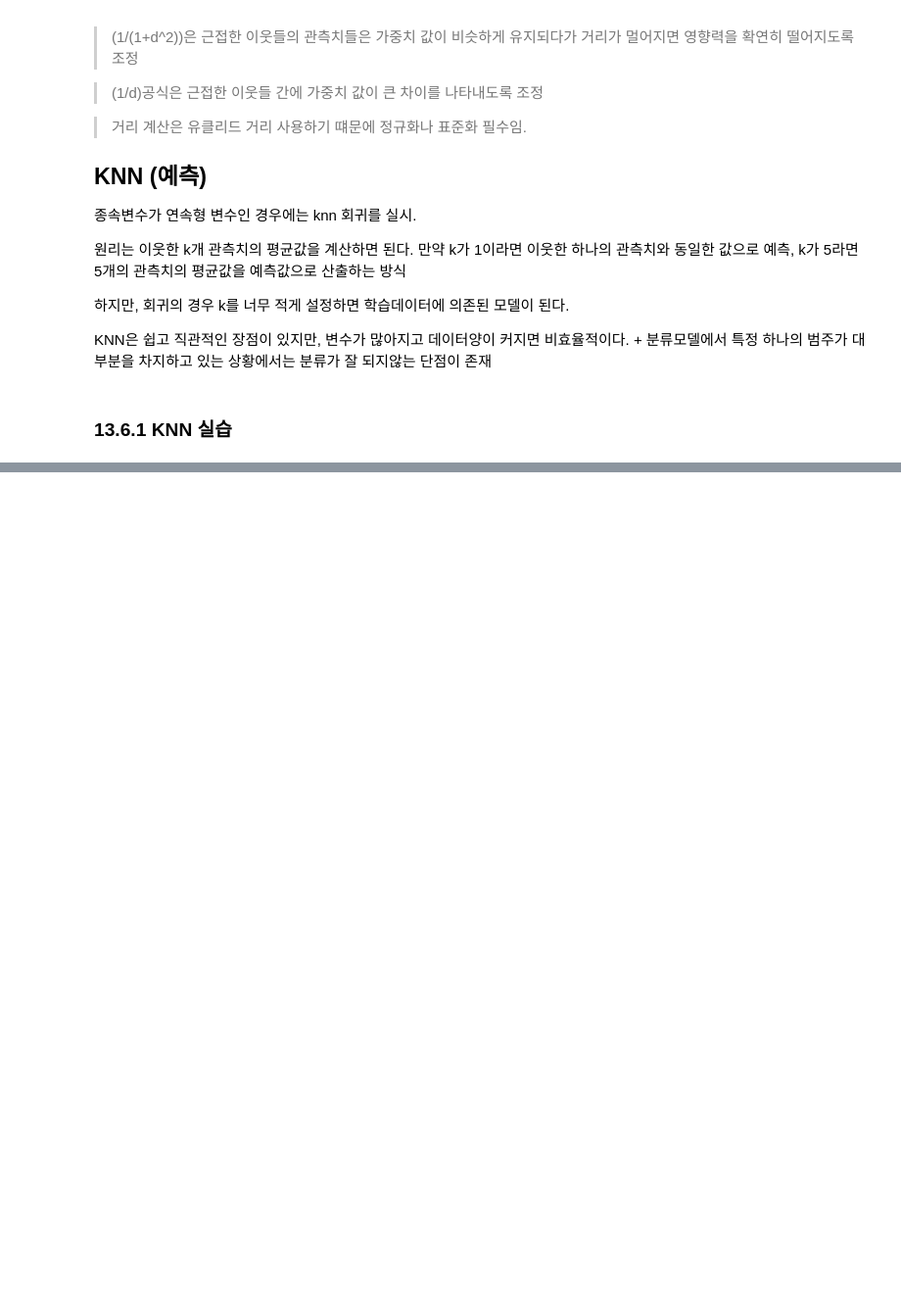
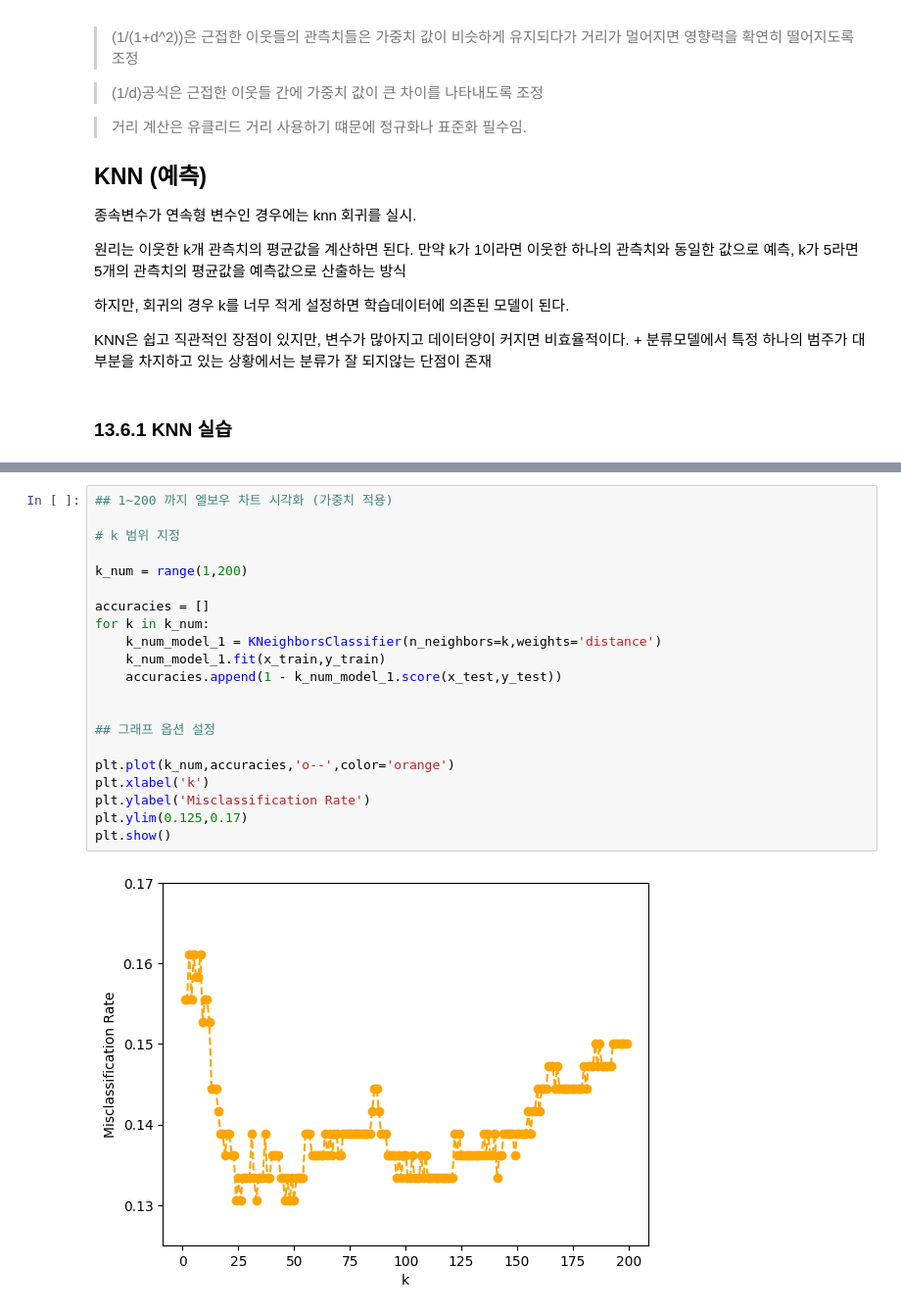
Before and after one commit to hamin971231/Mega_Data_Analysis, a Jupyter notebook: # 연습/스터디/스터디(7)_KNN.ipynb, the cells around one changed output, grey strips where cells are left out. Shown at 98% size. Cells and saved outputs as stored; diff of their text form; blank space fills up the shorter version.

```diff
--- a/# 연습/스터디/스터디(7)_KNN.ipynb
+++ b/# 연습/스터디/스터디(7)_KNN.ipynb
@@ -50,0 +147,23 @@ from sklearn.model_selection import train_test_split
+# %%
+## 1~200 까지 엘보우 차트 시각화 (가중치 적용)
+
+# k 범위 지정
+
+k_num = range(1,200)
+
+accuracies = []
+for k in k_num:
+    k_num_model_1 = KNeighborsClassifier(n_neighbors=k,weights='distance')
+    k_num_model_1.fit(x_train,y_train)
+    accuracies.append(1 - k_num_model_1.score(x_test,y_test))
+
+
+## 그래프 옵션 설정
+
+plt.plot(k_num,accuracies,'o--',color='orange')
+plt.xlabel('k')
+plt.ylabel('Misclassification Rate')
+plt.ylim(0.125,0.17)
+plt.show()
+# %% [output]
+[figure, added]
```
Also changed, not shown: parts of 11 cells of this notebook, 30 other files.
